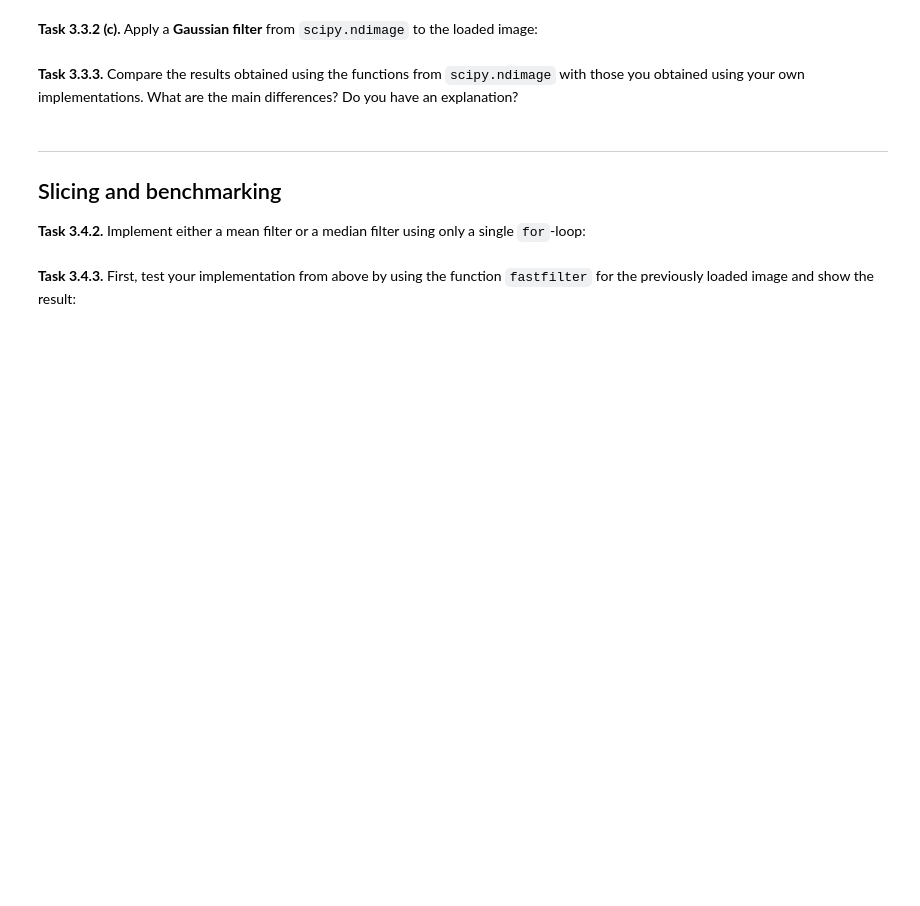
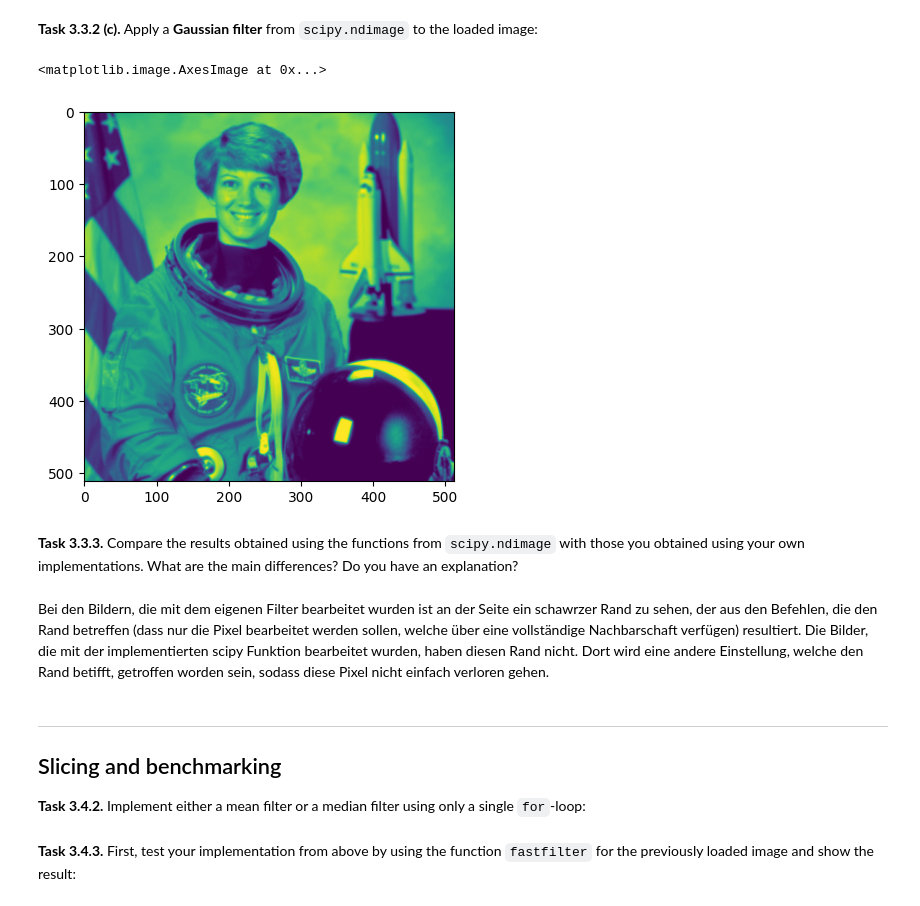
Before and after one commit to frieda-sp/mobi-fs3-python, a Jupyter notebook: task3.ipynb, the cells around one changed output. Cells and saved outputs as stored; diff of their text form; code cells hidden in the pictures; blank space fills up the shorter version.

```diff
--- a/task3.ipynb
+++ b/task3.ipynb
@@ -74,7 +110,15 @@ Then, compare your result for filter size `5` with the correct result image `dat
 # %% [markdown]
 **<a id="#">Task 3.3.2 (c).</a>** Apply a **Gaussian filter** from `scipy.ndimage` to the loaded image:
+# %%
+astronaut_scipy_gf = scipy.ndimage.gaussian_filter(astronaut, 1)
+plt.imshow(astronaut_scipy_gf)
+# %% [output]
+<matplotlib.image.AxesImage at 0x...>
+[figure, added]
 # %% [markdown]
 **<a id="#">Task 3.3.3.</a>** Compare the results obtained using the functions from `scipy.ndimage` with those you obtained using your own implementations. What are the main differences? Do you have an explanation?
+# %% [markdown]
+Bei den Bildern, die mit dem eigenen Filter bearbeitet wurden ist an der Seite ein schawrzer Rand zu sehen, der aus den Befehlen, die den Rand betreffen (dass nur die Pixel bearbeitet werden sollen, welche über eine vollständige Nachbarschaft verfügen) resultiert. Die Bilder, die mit der implementierten scipy Funktion bearbeitet wurden, haben diesen Rand nicht. Dort wird eine andere Einstellung, welche den Rand betifft, getroffen worden sein, sodass diese Pixel nicht einfach verloren gehen.
 # %% [markdown]
 ---
 
```
Also changed, not shown: parts of 10 cells of this notebook.
